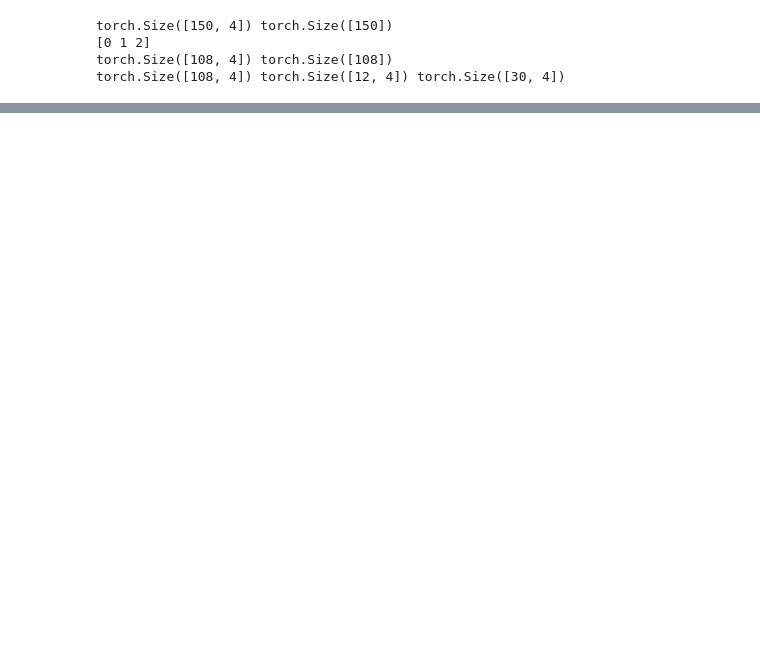
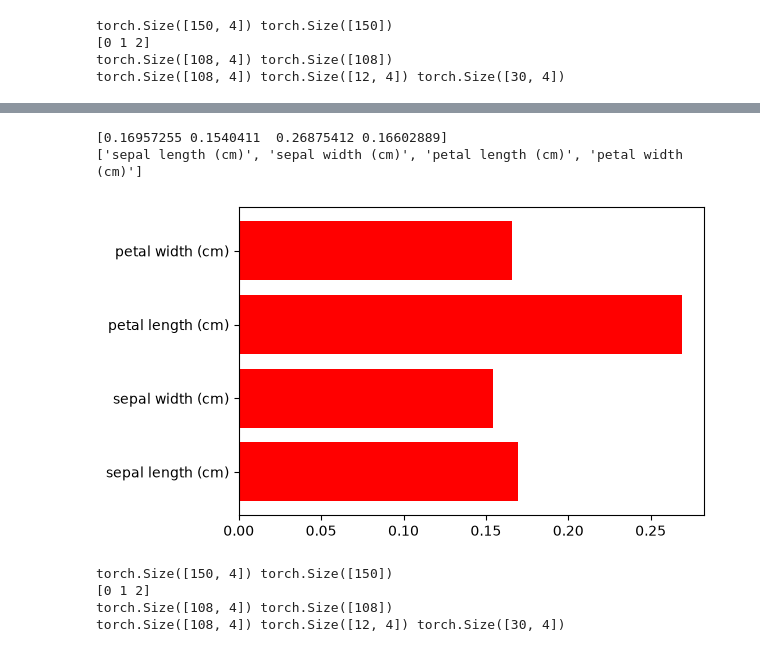
Before and after one commit to allanyu-arch/PY191_lab, a Jupyter notebook: notebooks/Week4Day2_Implementation.ipynb, the cells around one changed output, grey strips where cells are left out. Drawn from its saved outputs; the diff is of its cells as text; code cells hidden in the pictures; blank space fills up the shorter version.

```diff
--- a/notebooks/Week4Day2_Implementation.ipynb
+++ b/notebooks/Week4Day2_Implementation.ipynb
@@ -158,7 +261,46 @@ weighted avg       0.87      0.80      0.77        30
 # %%
 # --- Feature Importance via Input Gradient Analysis ---
+import matplotlib.pyplot as plt
+X_test_grad = X_test.clone().detach().requires_grad_(True)
+
+output = model(X_test_grad)
+output.sum().backward()
+
+importance = X_test_grad.grad.abs().mean(dim=0).numpy()
+print(importance)
+featuress_names = data.feature_names
+print(featuress_names)
+
+plt.figure(figsize=(6,4))
+plt.barh(featuress_names, importance, color="red")
+plt.show()
+# %% [output]
+[0.16957255 0.1540411  0.26875412 0.16602889]
+['sepal length (cm)', 'sepal width (cm)', 'petal length (cm)', 'petal width (cm)']
+[figure, added]
 # %%
 # Train on some other standard datasets
 from sklearn.datasets import load_wine, load_digits, load_breast_cancer
 import numpy as np
 # Copy 1, 2, 3, D, 5
+data = load_iris()
+
+X_raw = torch.tensor(data.data, dtype=torch.float32)
+Y_raw = torch.tensor(data.target, dtype=torch.long)
+print(X_raw.shape, Y_raw.shape)
+print(np.unique(Y_raw))
+
+X_train, X_test, Y_train, Y_test = train_test_split(X_raw, Y_raw, test_size=0.2, random_state=42)
+X_train, X_val, Y_train, Y_val = train_test_split(X_train, Y_train, test_size=0.1, random_state=42)
+print(X_train.shape, Y_train.shape)
+print(X_train.shape, X_val.shape, X_test.shape)
+
+scalar = StandardScaler()
+X_train = torch.tensor(scalar.fit_transform(X_train), dtype=torch.float32)
+X_val = torch.tensor(scalar.transform(X_val), dtype=torch.float32)
+X_test = torch.tensor(scalar.transform(X_test), dtype=torch.float32)
+# %% [output]
+torch.Size([150, 4]) torch.Size([150])
+[0 1 2]
+torch.Size([108, 4]) torch.Size([108])
+torch.Size([108, 4]) torch.Size([12, 4]) torch.Size([30, 4])
```
Also changed, not shown: parts of 7 cells of this notebook, 1 other file.
